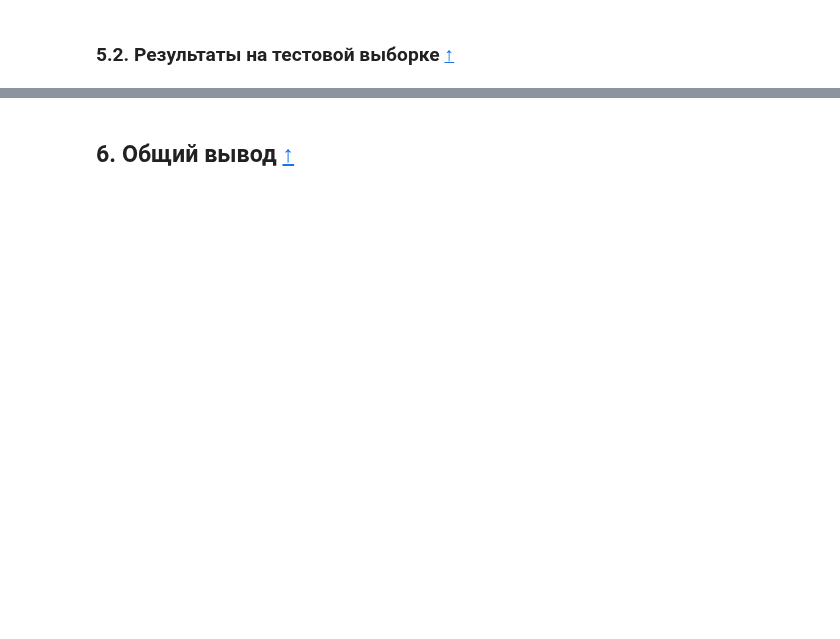
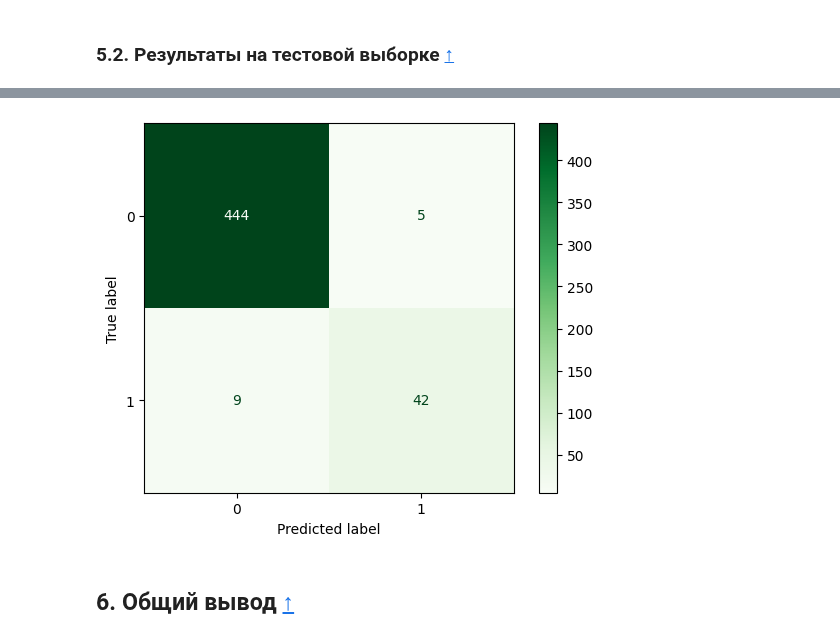
Before and after one commit to dolbilov/yandex_practicum_projects, a Jupyter notebook: 17_toxic_comments/project.ipynb, the cells around one changed output, grey strips where cells are left out. Saved outputs shown, nothing was run; the diff lists cells and outputs as text; code cells hidden in the pictures; blank space fills up the shorter version.

```diff
--- a/17_toxic_comments/project.ipynb
+++ b/17_toxic_comments/project.ipynb
@@ -973,0 +1099,9 @@ y_pred = lgbmc_pipeline.predict(X_test)
+# %%
+required_size = 500
+train_part = required_size / len(X_test)
+# %%
+X_test_bert, _, y_test_bert, _ = train_test_split(X_test,
+                                                  y_test,
+                                                  random_state=RANDOM_STATE,
+                                                  train_size=train_part,
+                                                  stratify=y_test)
@@ -973,0 +1112,2 @@ y_pred = lgbmc_pipeline.predict(X_test)
+# %%
+test_embeddings = get_embeddings(X_test_bert.values.tolist())
@@ -974 +1121,3 @@ y_pred = lgbmc_pipeline.predict(X_test)
+# %%
+y_pred_bert = toxic_lr.predict(test_embeddings)
 # %%
@@ -988,3 +1155,5 @@ print(classification_report(y_test, y_pred))
 # %%
-ConfusionMatrixDisplay.from_predictions(y_test, y_pred, cmap='Greens');
+ConfusionMatrixDisplay.from_predictions(y_test_bert, y_pred_bert, cmap='Greens');
+# %% [output]
+[figure, added]
 # %% [markdown]
```
Also changed, not shown: parts of 81 cells of this notebook.
